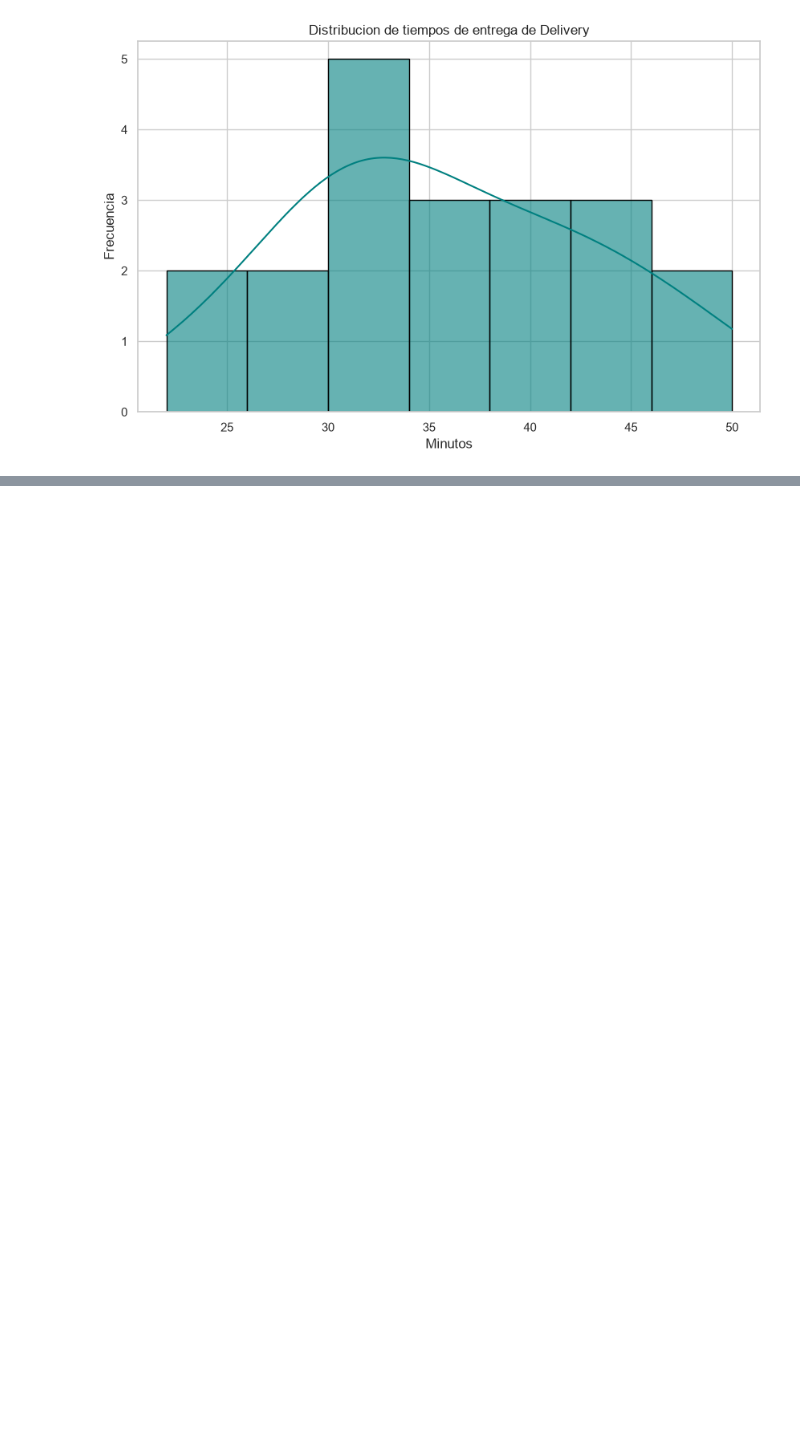
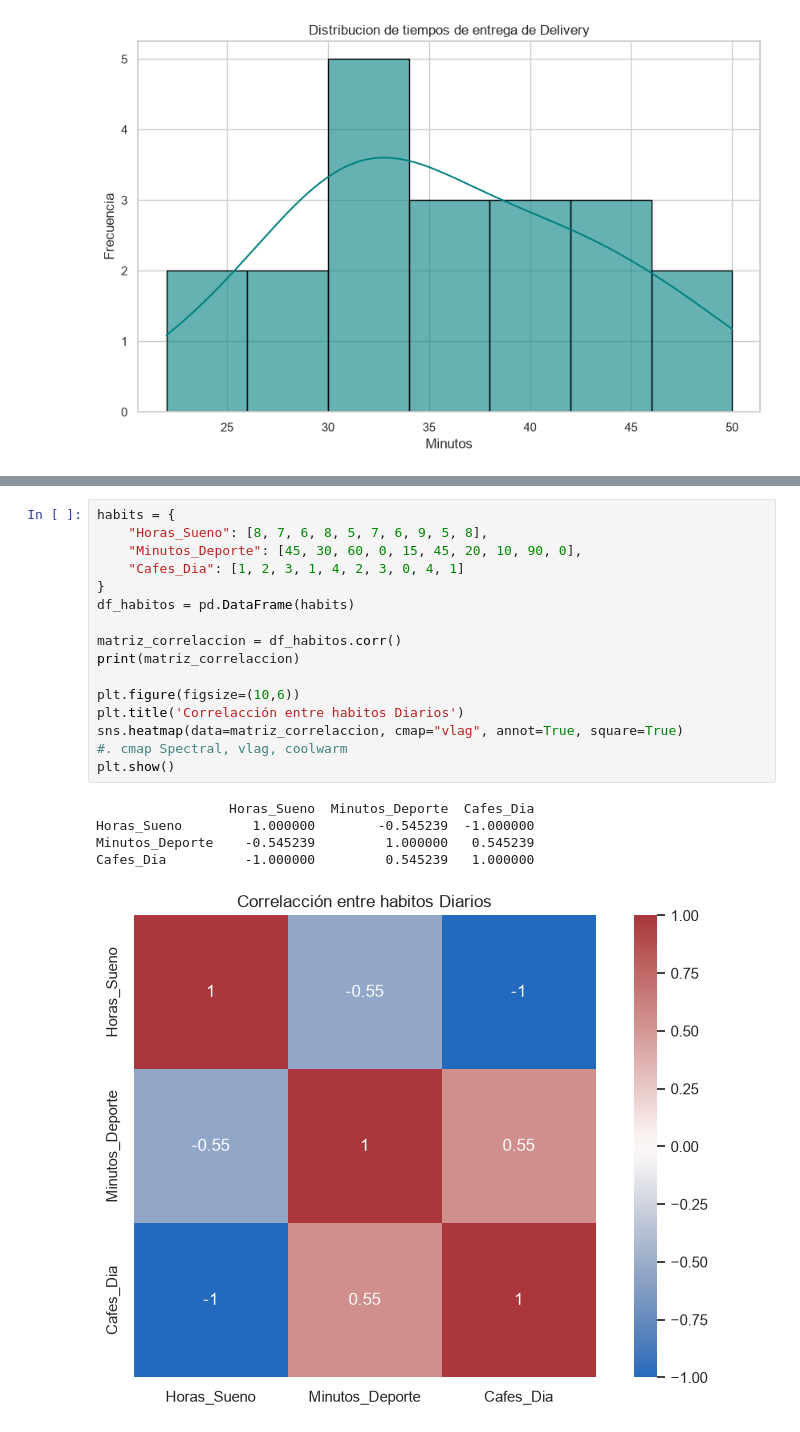
Before and after one commit to nietomoreno84-lgtm/clases_python_bigdata, a Jupyter notebook: 10_visulalizacion_datos/02_seaborn.ipynb, the cells around one changed output, grey strips where cells are left out. Saved outputs shown, nothing was run; the diff lists cells and outputs as text; blank space fills up the shorter version.

```diff
--- a/10_visulalizacion_datos/02_seaborn.ipynb
+++ b/10_visulalizacion_datos/02_seaborn.ipynb
@@ -103,0 +168,22 @@ plt.show()
+# %%
+habits = {
+    "Horas_Sueno": [8, 7, 6, 8, 5, 7, 6, 9, 5, 8],
+    "Minutos_Deporte": [45, 30, 60, 0, 15, 45, 20, 10, 90, 0],
+    "Cafes_Dia": [1, 2, 3, 1, 4, 2, 3, 0, 4, 1]
+}
+df_habitos = pd.DataFrame(habits)
+
+matriz_correlaccion = df_habitos.corr()
+print(matriz_correlaccion)
+
+plt.figure(figsize=(10,6))
+plt.title('Correlacción entre habitos Diarios')
+sns.heatmap(data=matriz_correlaccion, cmap="vlag", annot=True, square=True)
+#. cmap Spectral, vlag, coolwarm
+plt.show()
+# %% [output]
+                 Horas_Sueno  Minutos_Deporte  Cafes_Dia
+Horas_Sueno         1.000000        -0.545239  -1.000000
+Minutos_Deporte    -0.545239         1.000000   0.545239
+Cafes_Dia          -1.000000         0.545239   1.000000
+[figure, added]
```
Also changed, not shown: parts of 5 cells of this notebook, 4 other files.
